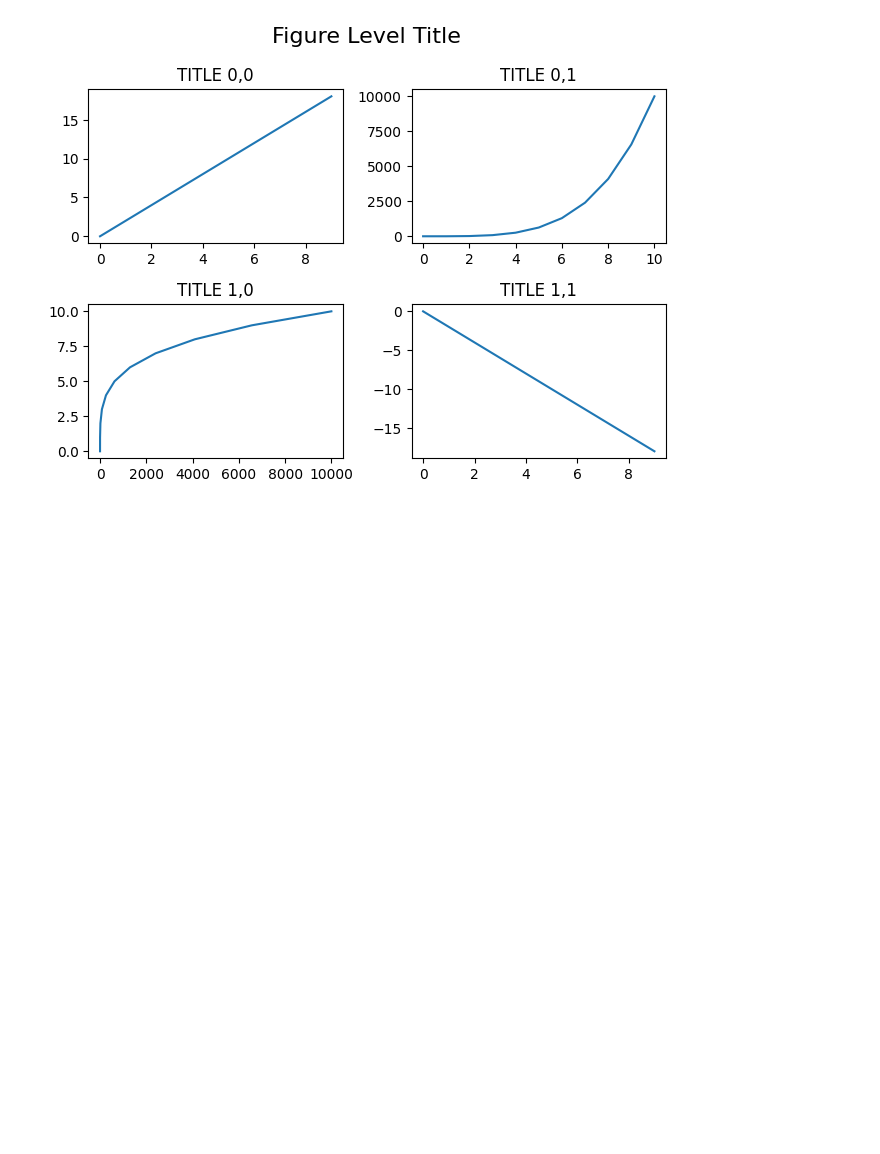
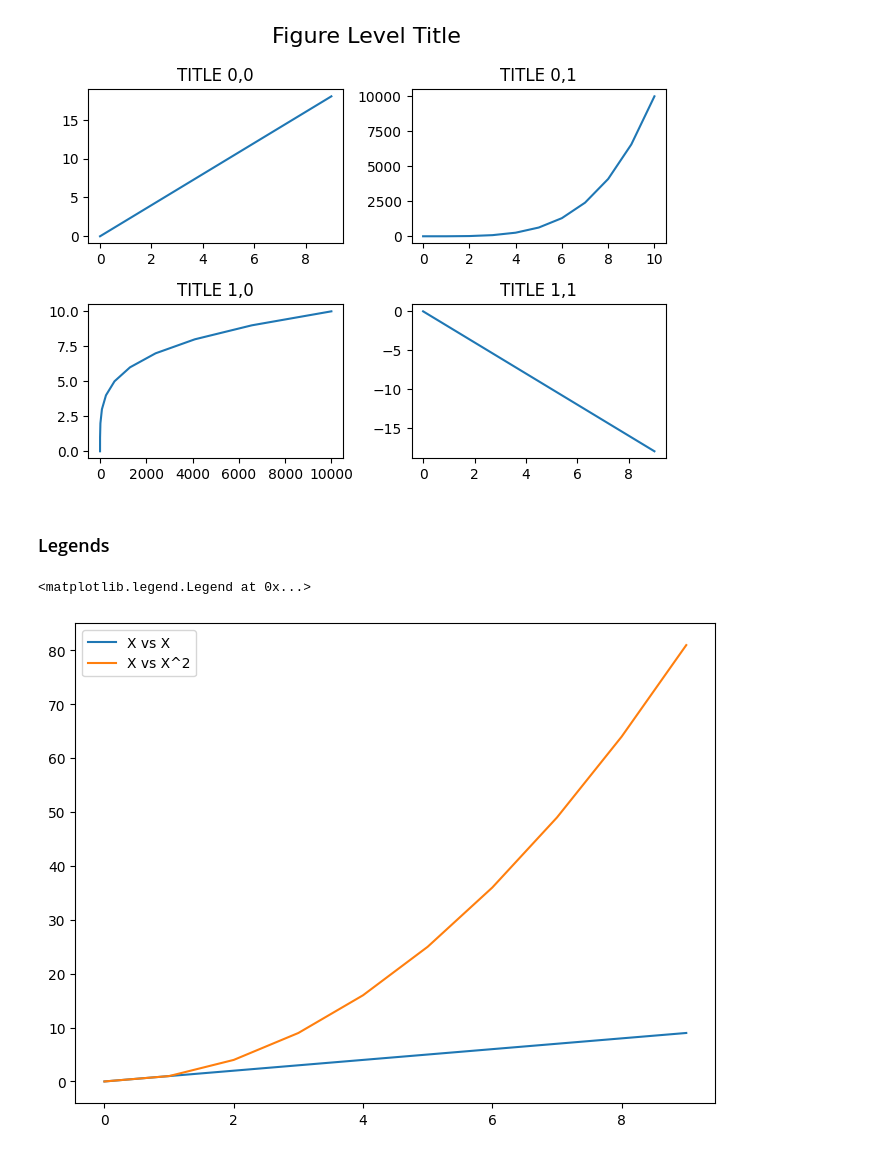
Before and after one commit to Anurag-Warthi/Data-Science-Machine-Learning, a Jupyter notebook: Data Science/01-DS_Libraries/Matplotlib.ipynb, the cells around one changed output. Cells and saved outputs as stored; diff of their text form; code cells hidden in the pictures; blank space fills up the shorter version.

Commit message:
New commit to matplotlib file

```diff
--- a/Data Science/01-DS_Libraries/Matplotlib.ipynb
+++ b/Data Science/01-DS_Libraries/Matplotlib.ipynb
@@ -319,3 +319,16 @@ plt.suptitle("Figure Level Title", fontsize = 16)
 plt.tight_layout()
 # %% [output]
 [figure]
+# %% [markdown]
+### Legends
+# %%
+fig = plt.figure()
+
+axes = fig.add_axes([0, 0, 1, 1])
+
+axes.plot(x, x, label='X vs X')
+axes.plot(x, x**2, label = 'X vs X^2')
+plt.legend()
+# %% [output]
+<matplotlib.legend.Legend at 0x...>
+[figure, added]
```
Also changed, not shown: parts of 6 cells of this notebook.
